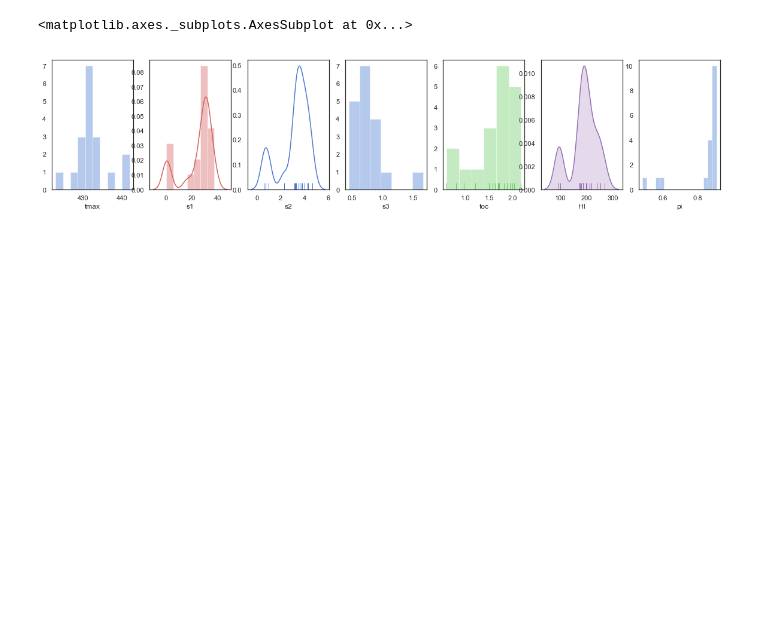
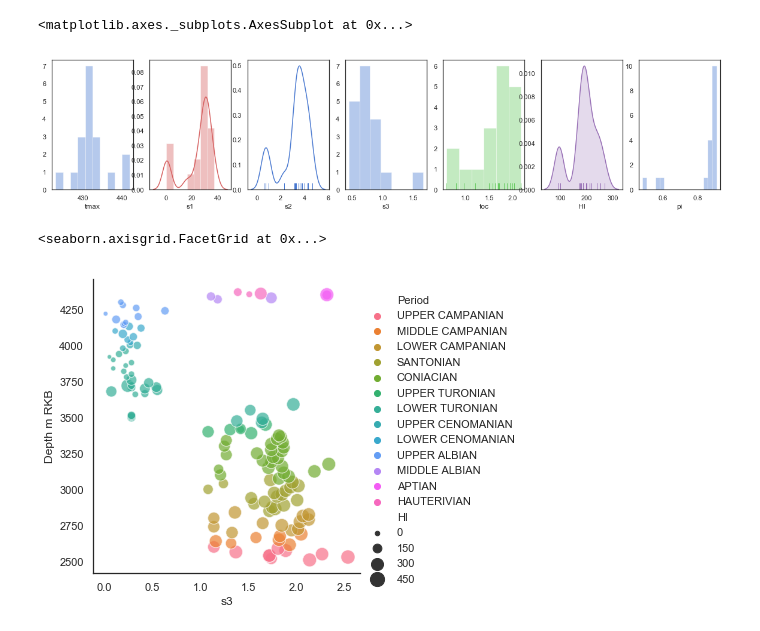
Before and after one commit to ABDunbar/Chronostrat-RE-data-merge, a Jupyter notebook: Excel_import.ipynb, the cells around one changed output. Cells and saved outputs as stored; diff of their text form; code cells hidden in the pictures; blank space fills up the shorter version.

```diff
--- a/Excel_import.ipynb
+++ b/Excel_import.ipynb
@@ -538,3 +538,8 @@ sns.distplot(merge[ merge['Period'] == 'CENOMANIAN']['pi'], kde=False, color="b"
 # %% [output]
 <matplotlib.axes._subplots.AxesSubplot at 0x...>
 [figure]
+# %%
+sns.relplot(y='Depth m RKB', x='s3', data=merge[merge['Well']=='6406/2-1'], hue='Period', size='HI',sizes=(20,200), alpha=0.7)
+# %% [output]
+<seaborn.axisgrid.FacetGrid at 0x...>
+[figure, added]
```
Also changed, not shown: parts of 9 cells of this notebook.
